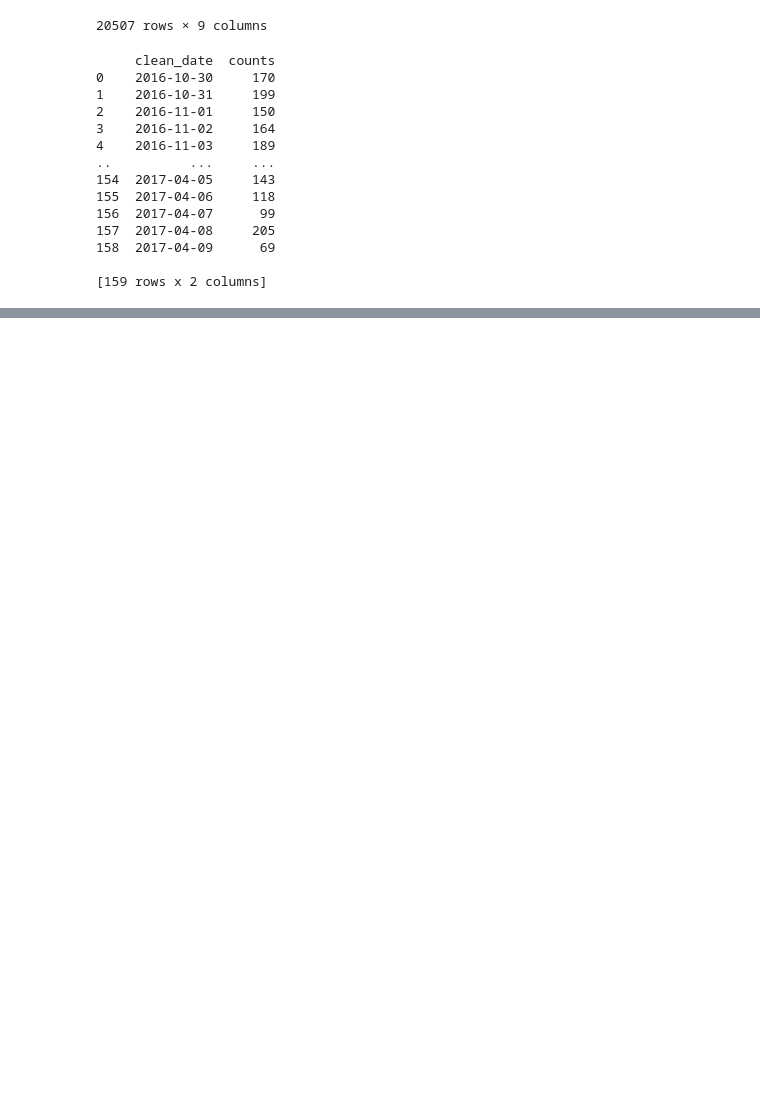
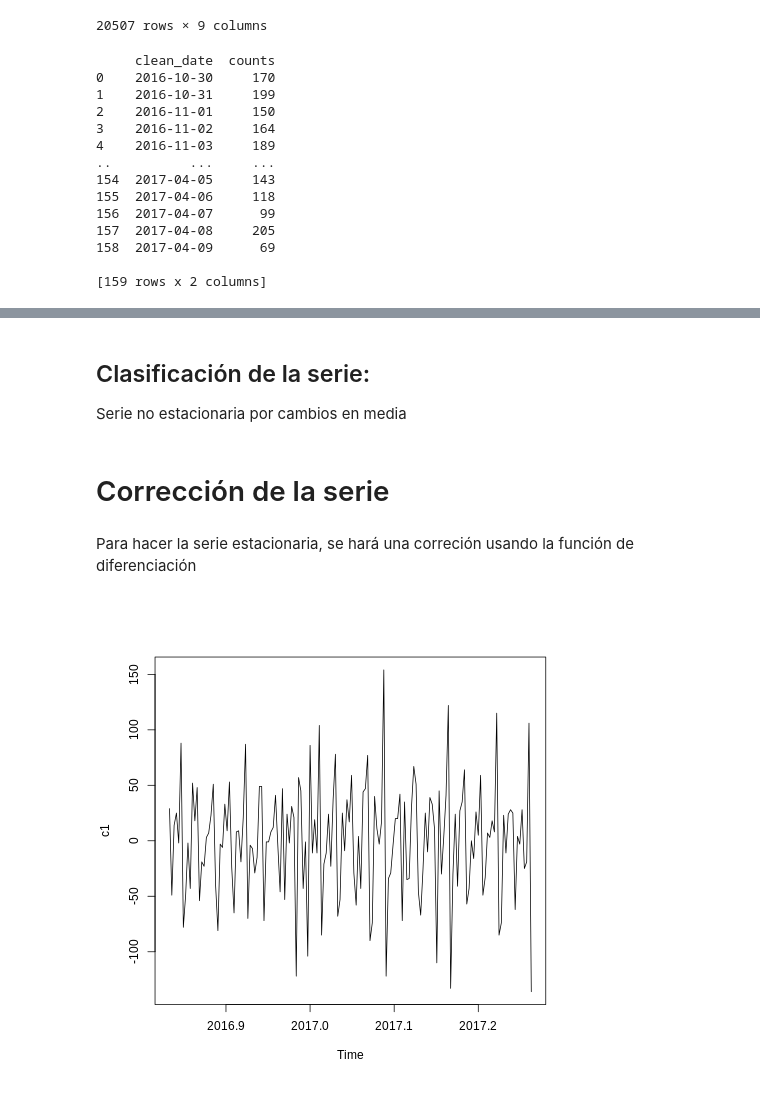
Before and after one commit to Ruy8/MD_Aramis, a Jupyter notebook: Equipo3_Técnicas.ipynb, the cells around one changed output, grey strips where cells are left out. Drawn from its saved outputs; the diff is of its cells as text; code cells hidden in the pictures; blank space fills up the shorter version.

```diff
--- a/Equipo3_Técnicas.ipynb
+++ b/Equipo3_Técnicas.ipynb
@@ -172,0 +291,14 @@ plt.plot(media,color="red")
+# %% [markdown]
+## Clasificación de la serie:
+
+Serie no estacionaria por cambios en media
+# %% [markdown]
+# Corrección de la serie
+# %% [markdown]
+Para hacer la serie estacionaria, se hará una correción usando la función de diferenciación
+# %%
+%%R
+c1<-diff(serie)
+plot(c1)
+# %% [output]
+[figure, added]
```
Also changed, not shown: parts of 68 cells of this notebook.
